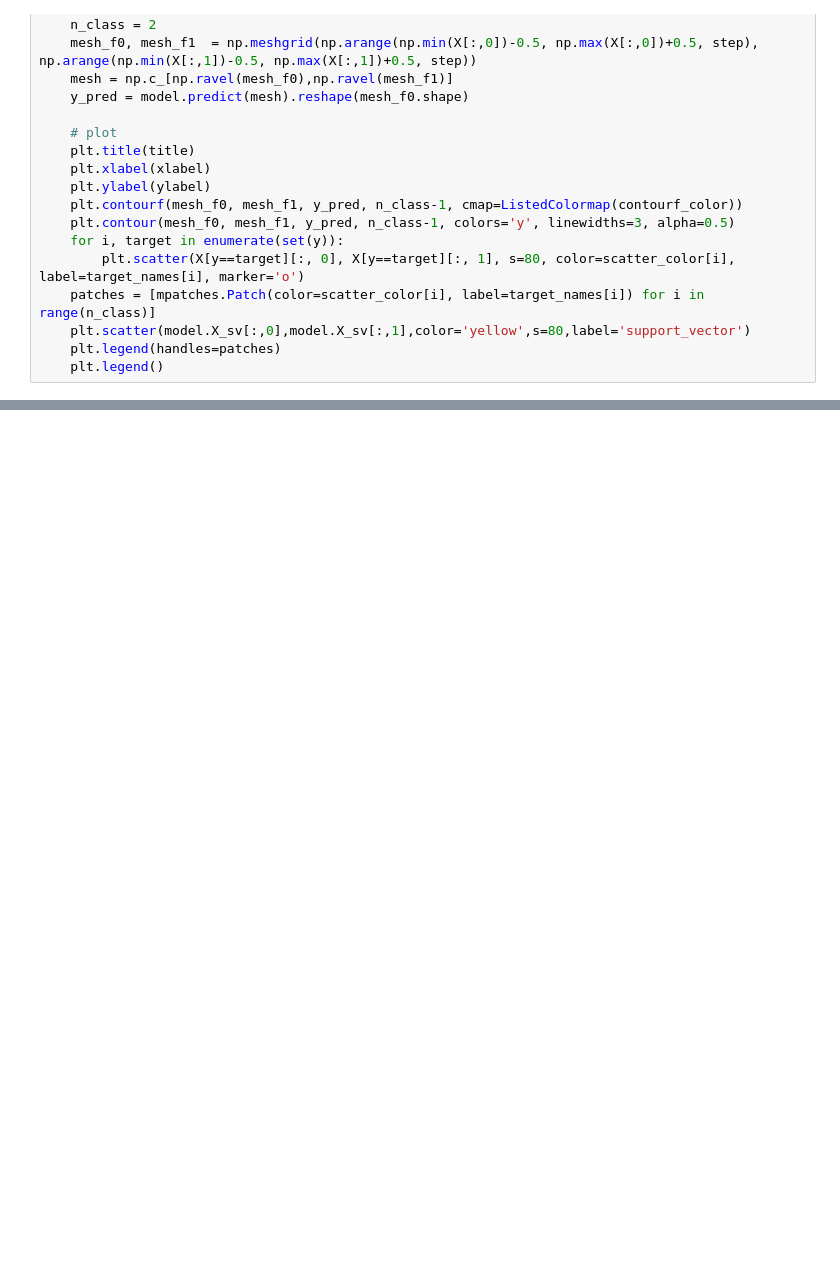
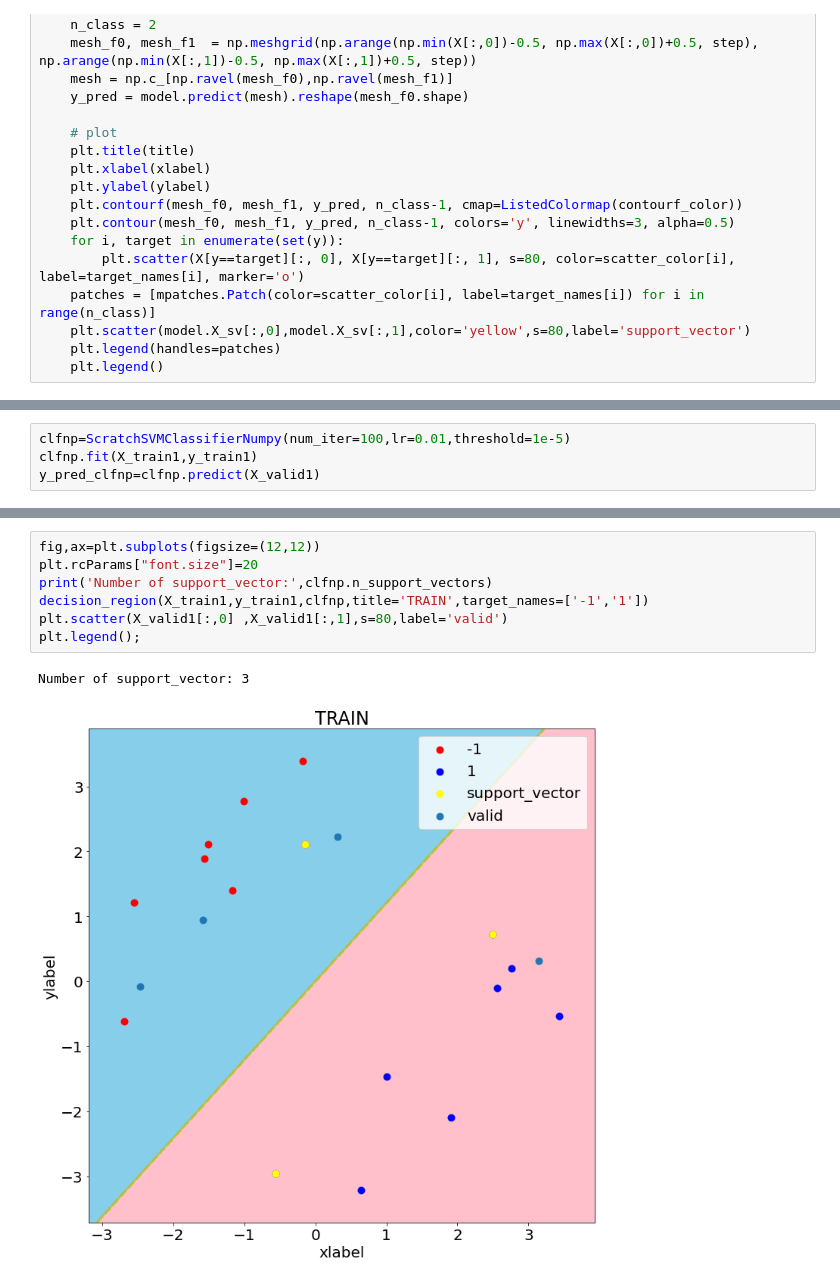
Before and after one commit to sefahw/AI-first-asignment, a Jupyter notebook: svm.ipynb, the cells around one changed output, grey strips where cells are left out. Drawn from its saved outputs; the diff is of its cells as text; blank space fills up the shorter version.

```diff
--- a/svm.ipynb
+++ b/svm.ipynb
@@ -353,0 +592,4 @@ clfnp=ScratchSVMClassifierNumpy
+# %%
+clfnp=ScratchSVMClassifierNumpy(num_iter=100,lr=0.01,threshold=1e-5)
+clfnp.fit(X_train1,y_train1)
+y_pred_clfnp=clfnp.predict(X_valid1)
@@ -353,0 +610,10 @@ clfnp=ScratchSVMClassifierNumpy
+# %%
+fig,ax=plt.subplots(figsize=(12,12))
+plt.rcParams["font.size"]=20
+print('Number of support_vector:',clfnp.n_support_vectors)
+decision_region(X_train1,y_train1,clfnp,title='TRAIN',target_names=['-1','1'])
+plt.scatter(X_valid1[:,0] ,X_valid1[:,1],s=80,label='valid')
+plt.legend();
+# %% [output]
+Number of support_vector: 3
+[figure, added]
```
Also changed, not shown: parts of 44 cells of this notebook.
